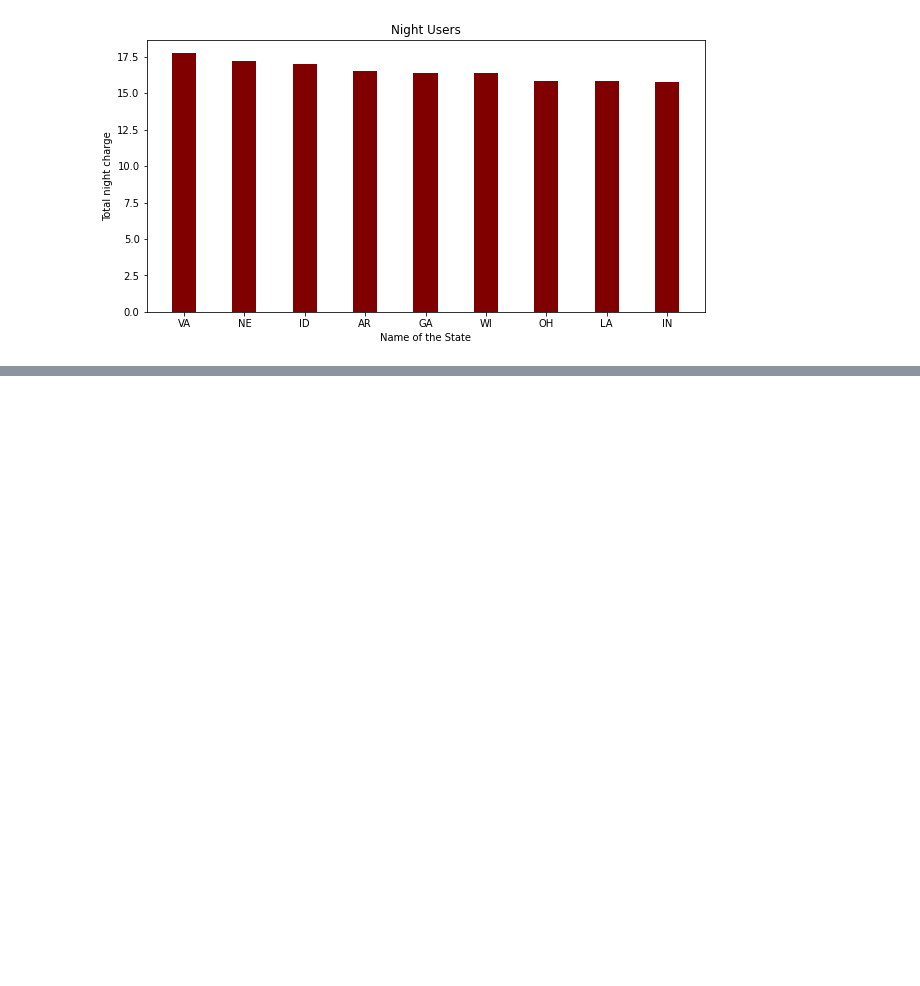
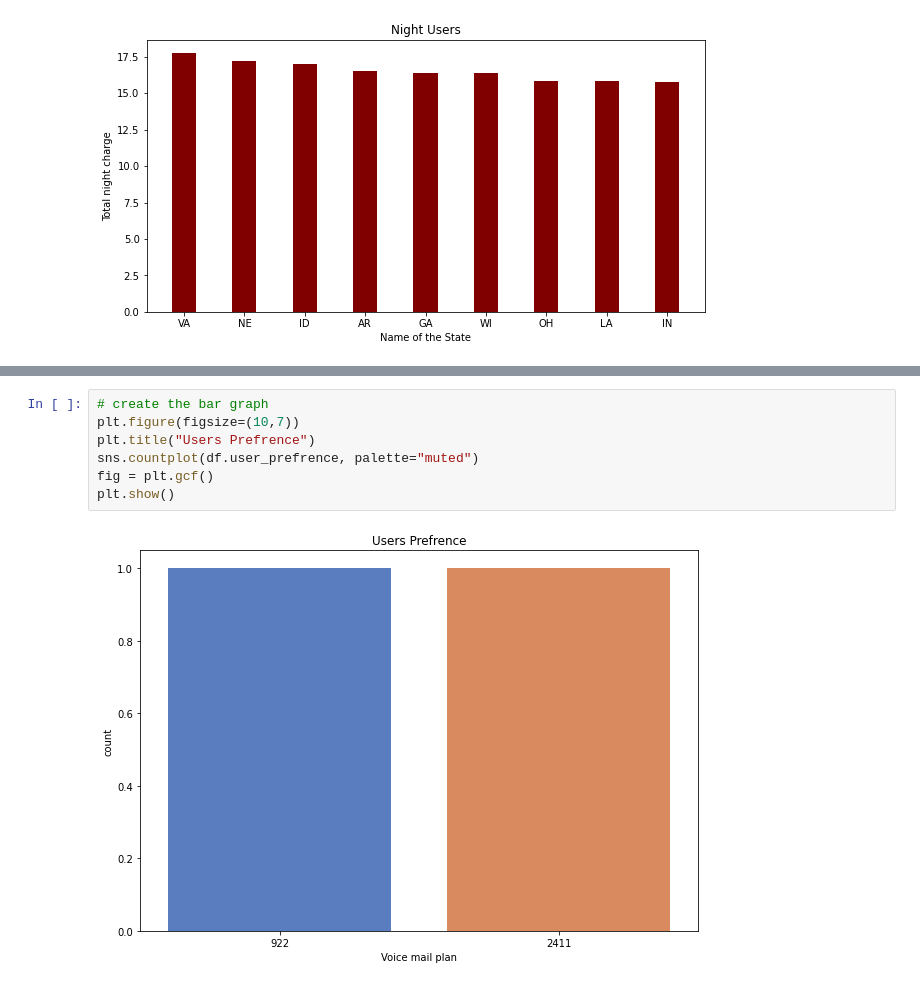
Before and after one commit to shobhi1998/Telecom-Churn-Analysis, a Jupyter notebook: Telecom_Churn_Analysis_Capstone_Project_(1).ipynb, the cells around one changed output, grey strips where cells are left out. Drawn from its saved outputs; the diff is of its cells as text; blank space fills up the shorter version.

```diff
--- a/Telecom_Churn_Analysis_Capstone_Project_(1).ipynb
+++ b/Telecom_Churn_Analysis_Capstone_Project_(1).ipynb
@@ -378,0 +433,9 @@ plt.show()
+# %%
+# create the bar graph
+plt.figure(figsize=(10,7))
+plt.title("Users Prefrence")
+sns.countplot(df.user_prefrence, palette="muted")
+fig = plt.gcf()
+plt.show()
+# %% [output]
+[figure, added]
```
Also changed, not shown: parts of 6 cells of this notebook.
